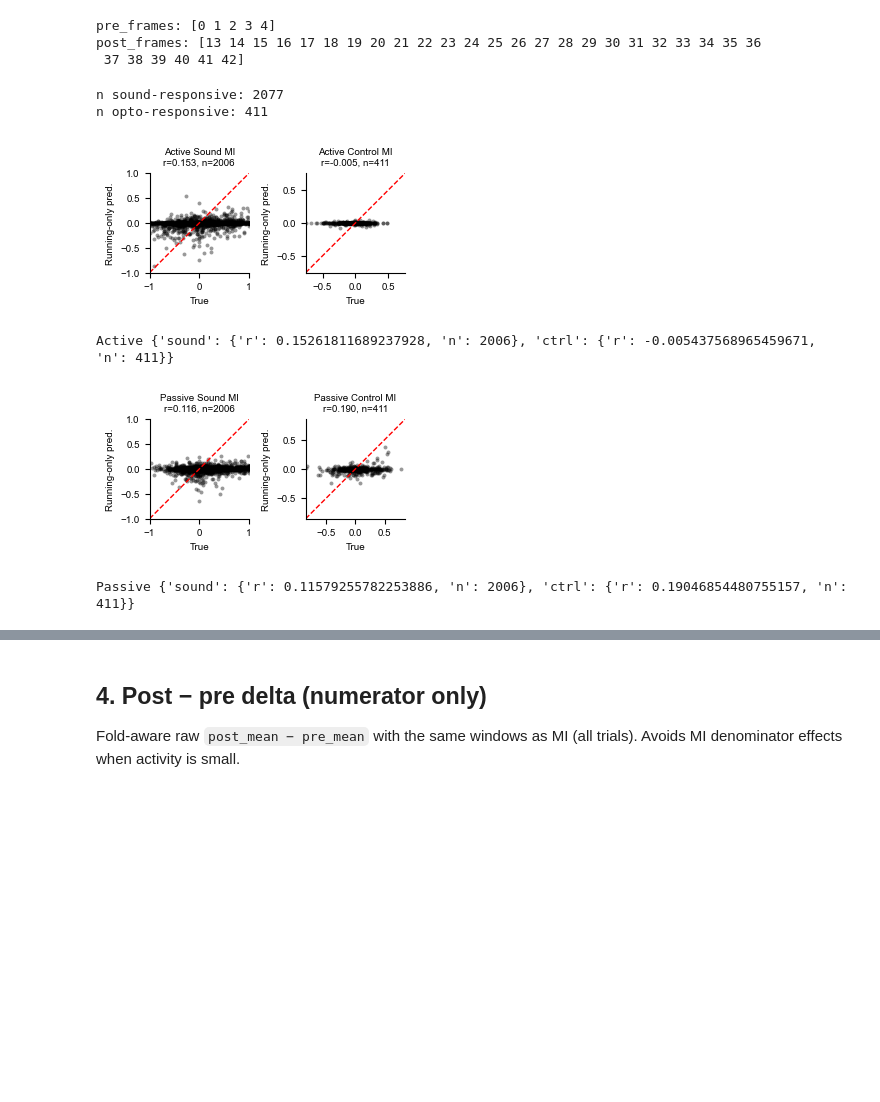
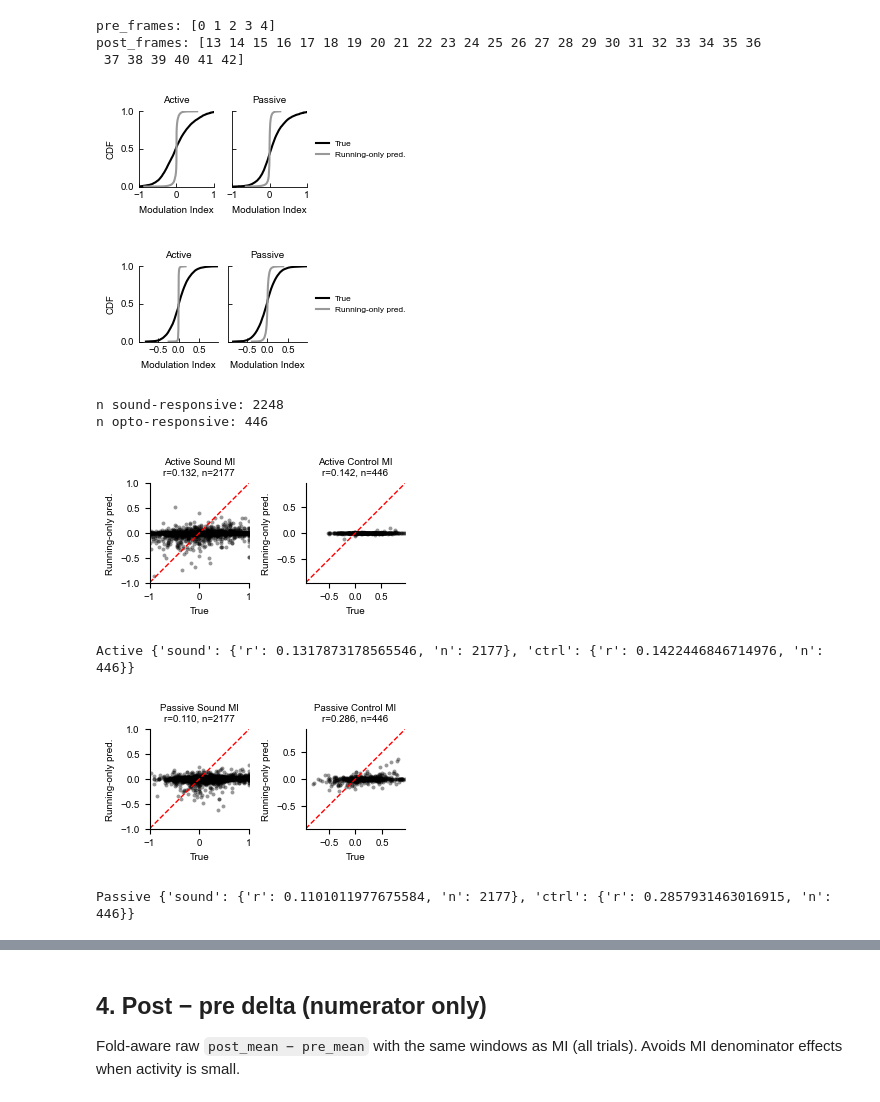
Before and after one commit to constanzabassi/GLM-analysis, a Jupyter notebook: notebooks/run_glm_encoding_analysis_running_models.ipynb, the cells around one changed output, grey strips where cells are left out. Cells and saved outputs as stored; diff of their text form; code cells hidden in the pictures; blank space fills up the shorter version.

```diff
--- a/notebooks/run_glm_encoding_analysis_running_models.ipynb
+++ b/notebooks/run_glm_encoding_analysis_running_models.ipynb
@@ -405,6 +431,24 @@ ctrl_mi_true_active = cond_mi_active["ctrl_mi_true"]
 ctrl_mi_pred_active = cond_mi_active["ctrl_mi_pred"]
 ctrl_mi_true_passive = cond_mi_passive["ctrl_mi_true"]
 ctrl_mi_pred_passive = cond_mi_passive["ctrl_mi_pred"]
+# %%
+#make cdf plots comparing true vs predicted MI for active and passive contexts
+#sound mod
+_ = plotter.plot_true_vs_pred_cdf_active_passive(
+    mi_true_active_sound_only, mi_pred_active_sound_only, mi_true_passive_sound_only, mi_pred_passive_sound_only,
+    xlabel='Modulation Index',
+    save_path=os.path.join(save_results, 'cdf_true_vs_running_pred_sound_MI_active_passive.pdf'),
+)
+
+#photostim mod (ctrl)
+_ = plotter.plot_true_vs_pred_cdf_active_passive(
+    ctrl_mi_true_active, ctrl_mi_pred_active, ctrl_mi_true_passive, ctrl_mi_pred_passive,
+    xlabel='Modulation Index',
+    save_path=os.path.join(save_results, 'cdf_true_vs_running_pred_photostim_MI_active_passive.pdf'),
+)
+# %% [output]
+[figure, added]
+[figure, added]
 # %%
 # Cell types and MATLAB significance masks (sig_cells is 0-based after loading)
 n_neurons_by_key = {key: np.asarray(vals).shape[0] for key, vals in mi_true_active_sound_only.items()}
@@ -440,8 +484,8 @@ opto_responsive_mask_dict = plotter.make_sound_mask_dict(
 print('n sound-responsive:', sum(int(m.sum()) for m in sound_responsive_mask_dict.values()))
 print('n opto-responsive:', sum(int(m.sum()) for m in opto_responsive_mask_dict.values()))
 # %% [output]
-n sound-responsive: 2077
-n opto-responsive: 411
+n sound-responsive: 2248
+n opto-responsive: 446
 # %%
 # Neuron-level true vs running-only predicted MI (all neurons; nonfinite dropped)
 for context, cond_mi in [("Active", cond_mi_active), ("Passive", cond_mi_passive)]:
@@ -457,10 +501,10 @@ for context, cond_mi in [("Active", cond_mi_active), ("Passive", cond_mi_passive
     )
     print(context, scatter_stats)
 # %% [output]
-[figure, old version]
+[figure, new version]
-Active {'sound': {'r': 0.15261811689237928, 'n': 2006}, 'ctrl': {'r': -0.005437568965459671, 'n': 411}}
+Active {'sound': {'r': 0.1317873178565546, 'n': 2177}, 'ctrl': {'r': 0.1422446846714976, 'n': 446}}
-[figure, old version]
+[figure, new version]
-Passive {'sound': {'r': 0.11579255782253886, 'n': 2006}, 'ctrl': {'r': 0.19046854480755157, 'n': 411}}
+Passive {'sound': {'r': 0.1101011977675584, 'n': 2177}, 'ctrl': {'r': 0.2857931463016915, 'n': 446}}
 # %%
 #Nueron-level true vs running-only predicted MI contexts within plots focusing on photostim index!
 import matplotlib as mpl
```
Also changed, not shown: parts of 15 cells of this notebook.
